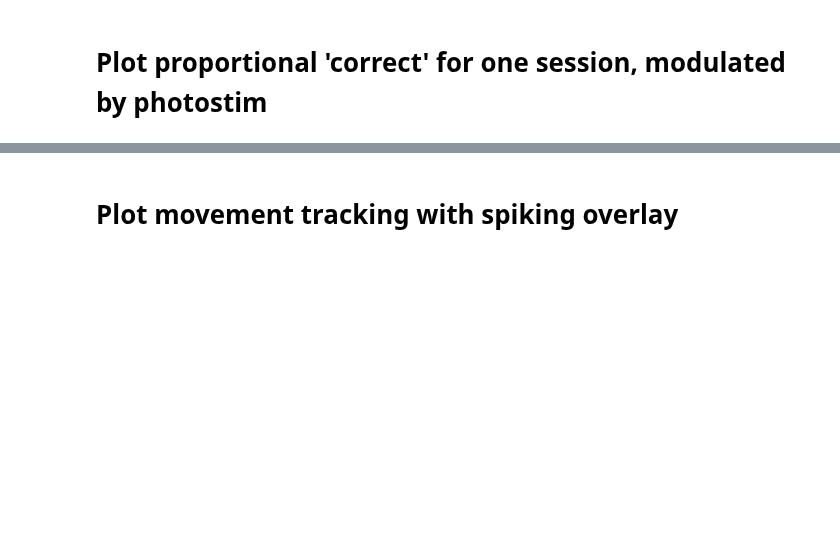
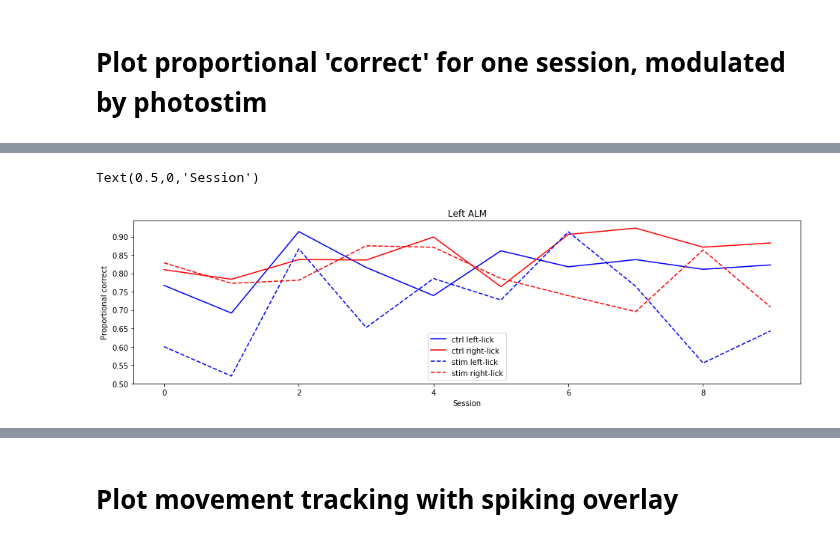
Before and after one commit to mesoscale-activity-map/map-ephys, a Jupyter notebook: notebook/plot_behavior.ipynb, the cells around one changed output, grey strips where cells are left out. Drawn from its saved outputs; the diff is of its cells as text; code cells hidden in the pictures; blank space fills up the shorter version.

```diff
--- a/notebook/plot_behavior.ipynb
+++ b/notebook/plot_behavior.ipynb
@@ -63,0 +87,31 @@ behavior_plot.plot_photostim_effect(session_key, bi_alm_photostim, axis=axs[2],
+# %%
+# Obtain sessions with photostim - order by session
+session_keys = (experiment.Session & {'subject_id': 432572} & experiment.Photostim).fetch('KEY', order_by='session')
+# %%
+photostims = experiment.Photostim * experiment.BrainLocation
+left_alm_photostim = (photostims & 'brain_area="ALM"' & 'hemisphere="left"' & session_keys).fetch('KEY', order_by='session')
+right_alm_photostim = (photostims & 'brain_area="ALM"' & 'hemisphere="right"' & session_keys).fetch('KEY', order_by='session')
+bi_alm_photostim = (photostims & 'brain_area="ALM"' & 'hemisphere="both"' & session_keys).fetch('KEY', order_by='session')
+# %%
+# left ALM photostim
+leftALM_pcorrect = []
+for sess, pstim in zip(session_keys, left_alm_photostim):
+    _, (cp_ctrl_left, cp_ctrl_right), (cp_stim_left, cp_stim_right) = behavior_plot.plot_photostim_effect(
+        sess, pstim, plot=False)
+    leftALM_pcorrect.append([cp_ctrl_left, cp_ctrl_right, cp_stim_left, cp_stim_right])
+
+leftALM_pcorrect = np.vstack(leftALM_pcorrect).T
+# %%
+fig, ax = plt.subplots(1, 1, figsize=(16, 4))
+for d, color, style, label in zip(leftALM_pcorrect,
+                                  ('b', 'r', 'b', 'r'),
+                                  ('-', '-','--', '--'),
+                                  ('ctrl left-lick', 'ctrl right-lick', 'stim left-lick', 'stim right-lick')):
+    ax.plot(d, color=color, linestyle=style, label=label)
+ax.legend()
+ax.set_title('Left ALM')
+ax.set_ylabel('Proportional correct')
+ax.set_xlabel('Session')
+# %% [output]
+Text(0.5,0,'Session')
+[figure, added]
```
Also changed, not shown: parts of 18 cells of this notebook, 1 other file.
